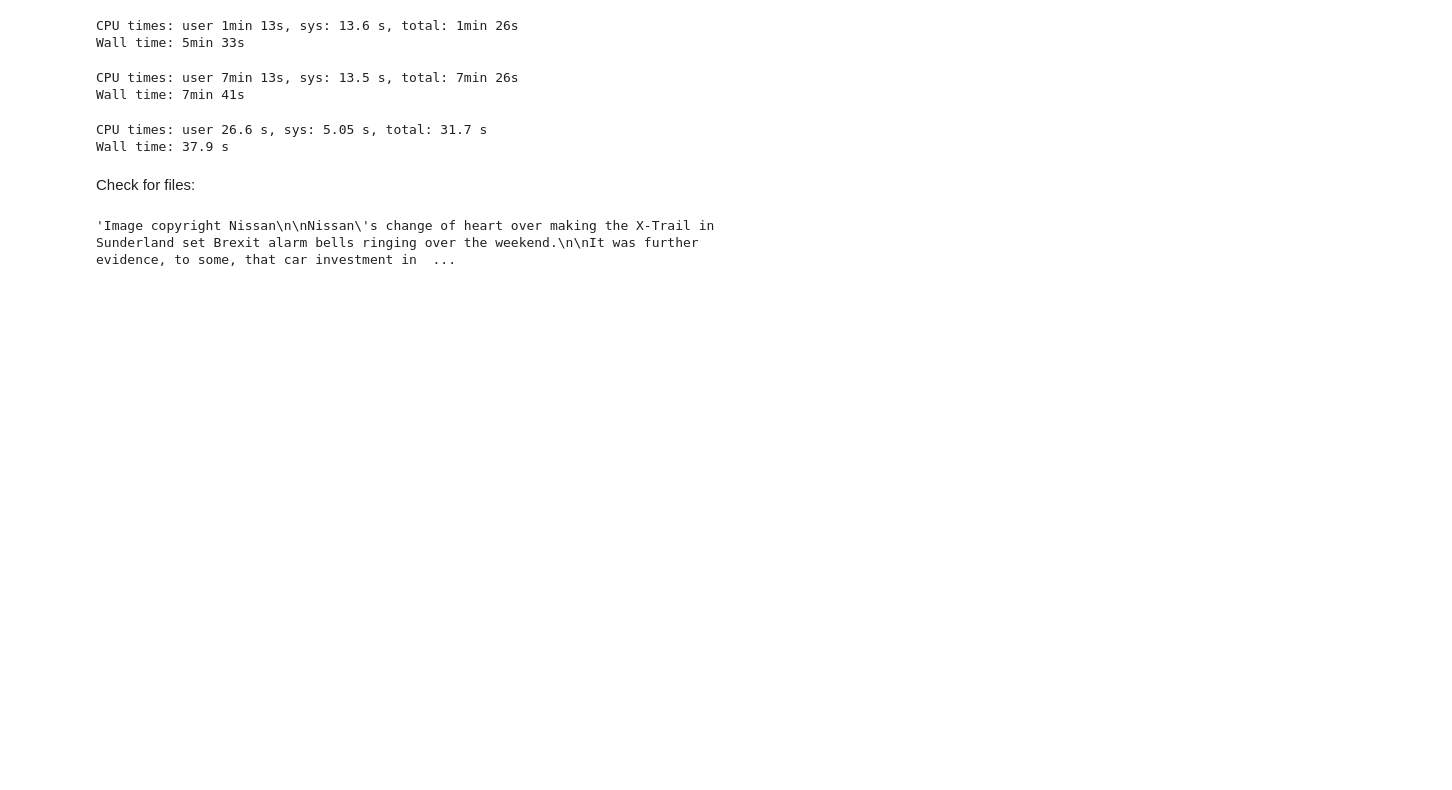
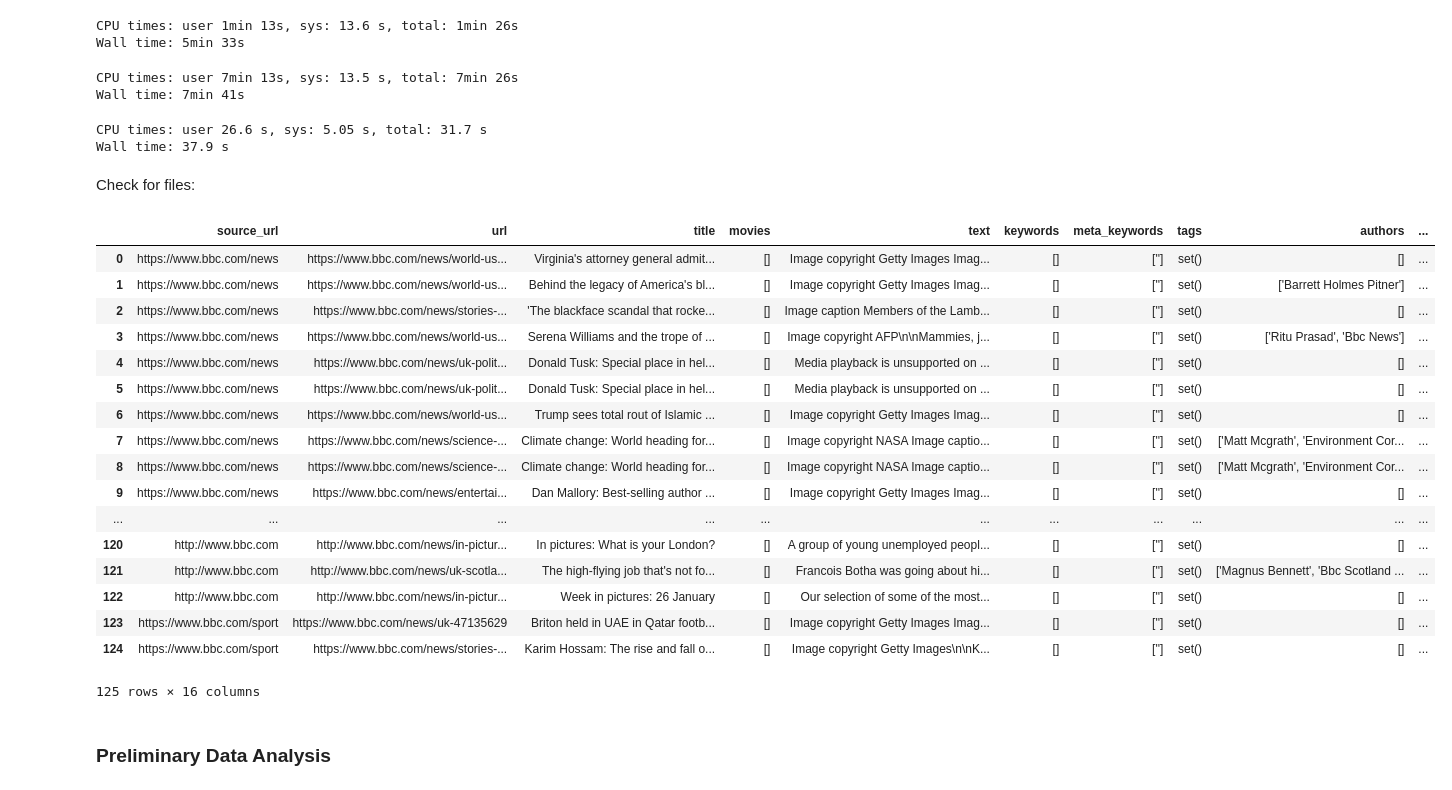
Before and after one commit to AlexanderTyan/NewsBias, a Jupyter notebook: data_pull_newspaper3k_conventional.ipynb, the cells around one changed output. Cells and saved outputs as stored; diff of their text form; code cells hidden in the pictures; blank space fills up the shorter version.

Commit message:
backup data pull notebooks

```diff
--- a/data_pull_newspaper3k_conventional.ipynb
+++ b/data_pull_newspaper3k_conventional.ipynb
@@ -65,6 +65,25 @@ Check for files:
 # %%
 df = pd.read_csv('data/conventional_data_pulls/2019_2_6_bbc.csv')
 # %%
-df['text'][95]
+df
 # %% [output]
+|  | source_url | url | title | movies | text | keywords | meta_keywords | tags | authors | ... |
+| 0 | https://www.bbc.com/news | https://www.bbc.com/news/world-us... | Virginia's attorney general admit... | [] | Image copyright Getty Images Imag... | [] | [''] | set() | [] | ... |
+| 1 | https://www.bbc.com/news | https://www.bbc.com/news/world-us... | Behind the legacy of America's bl... | [] | Image copyright Getty Images Imag... | [] | [''] | set() | ['Barrett Holmes Pitner'] | ... |
+| 2 | https://www.bbc.com/news | https://www.bbc.com/news/stories-... | 'The blackface scandal that rocke... | [] | Image caption Members of the Lamb... | [] | [''] | set() | [] | ... |
+| 3 | https://www.bbc.com/news | https://www.bbc.com/news/world-us... | Serena Williams and the trope of ... | [] | Image copyright AFP\n\nMammies, j... | [] | [''] | set() | ['Ritu Prasad', 'Bbc News'] | ... |
+| 4 | https://www.bbc.com/news | https://www.bbc.com/news/uk-polit... | Donald Tusk: Special place in hel... | [] | Media playback is unsupported on ... | [] | [''] | set() | [] | ... |
+| 5 | https://www.bbc.com/news | https://www.bbc.com/news/uk-polit... | Donald Tusk: Special place in hel... | [] | Media playback is unsupported on ... | [] | [''] | set() | [] | ... |
+| 6 | https://www.bbc.com/news | https://www.bbc.com/news/world-us... | Trump sees total rout of Islamic ... | [] | Image copyright Getty Images Imag... | [] | [''] | set() | [] | ... |
+| 7 | https://www.bbc.com/news | https://www.bbc.com/news/science-... | Climate change: World heading for... | [] | Image copyright NASA Image captio... | [] | [''] | set() | ['Matt Mcgrath', 'Environment Cor... | ... |
+| 8 | https://www.bbc.com/news | https://www.bbc.com/news/science-... | Climate change: World heading for... | [] | Image copyright NASA Image captio... | [] | [''] | set() | ['Matt Mcgrath', 'Environment Cor... | ... |
+| 9 | https://www.bbc.com/news | https://www.bbc.com/news/entertai... | Dan Mallory: Best-selling author ... | [] | Image copyright Getty Images Imag... | [] | [''] | set() | [] | ... |
+| ... | ... | ... | ... | ... | ... | ... | ... | ... | ... | ... |
+| 120 | http://www.bbc.com | http://www.bbc.com/news/in-pictur... | In pictures: What is your London? | [] | A group of young unemployed peopl... | [] | [''] | set() | [] | ... |
+| 121 | http://www.bbc.com | http://www.bbc.com/news/uk-scotla... | The high-flying job that's not fo... | [] | Francois Botha was going about hi... | [] | [''] | set() | ['Magnus Bennett', 'Bbc Scotland ... | ... |
+| 122 | http://www.bbc.com | http://www.bbc.com/news/in-pictur... | Week in pictures: 26 January | [] | Our selection of some of the most... | [] | [''] | set() | [] | ... |
+| 123 | https://www.bbc.com/sport | https://www.bbc.com/news/uk-47135629 | Briton held in UAE in Qatar footb... | [] | Image copyright Getty Images Imag... | [] | [''] | set() | [] | ... |
+| 124 | https://www.bbc.com/sport | https://www.bbc.com/news/stories-... | Karim Hossam: The rise and fall o... | [] | Image copyright Getty Images\n\nK... | [] | [''] | set() | [] | ... |
-'Image copyright Nissan\n\nNissan\'s change of heart over making the X-Trail in Sunderland set Brexit alarm bells ringing over the weekend.\n\nIt was further evidence, to some, that car investment in  ...
+125 rows × 16 columns
+# %% [markdown]
+### Preliminary Data Analysis
```
Also changed, not shown: parts of 3 cells of this notebook, 1 other file.
